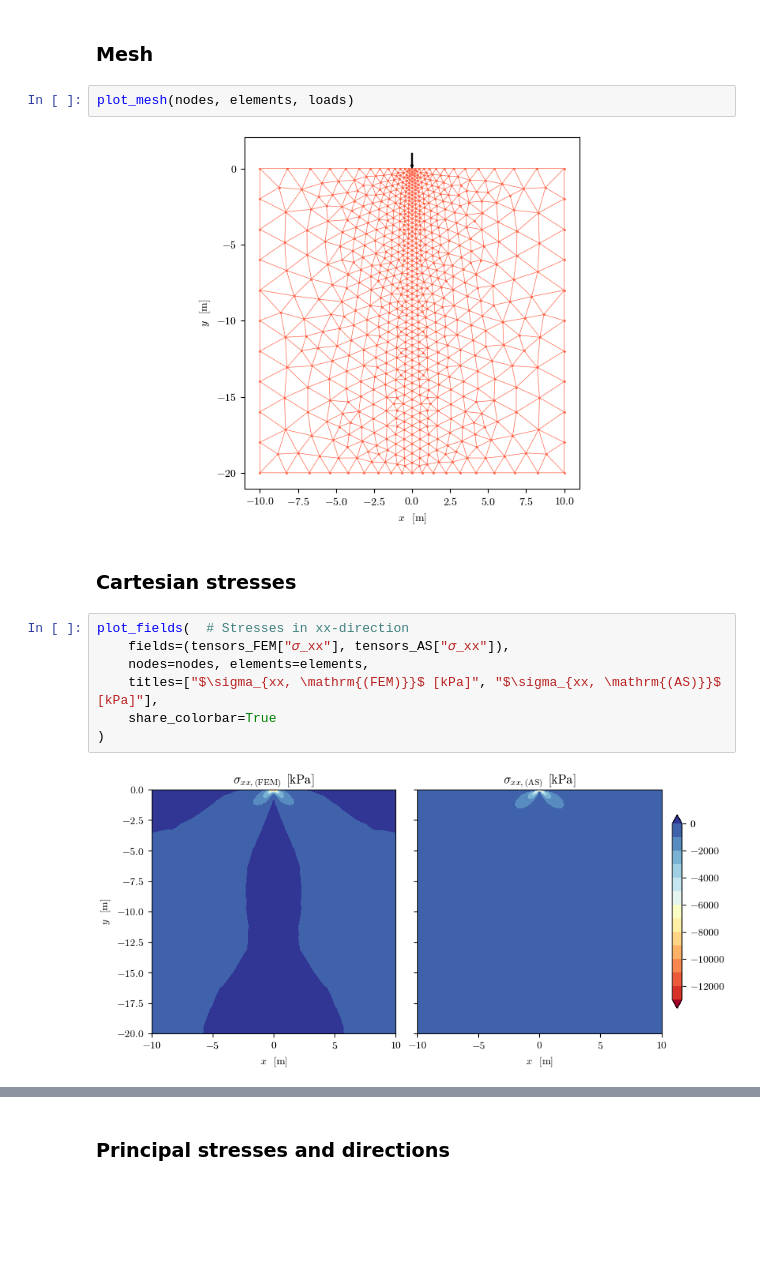
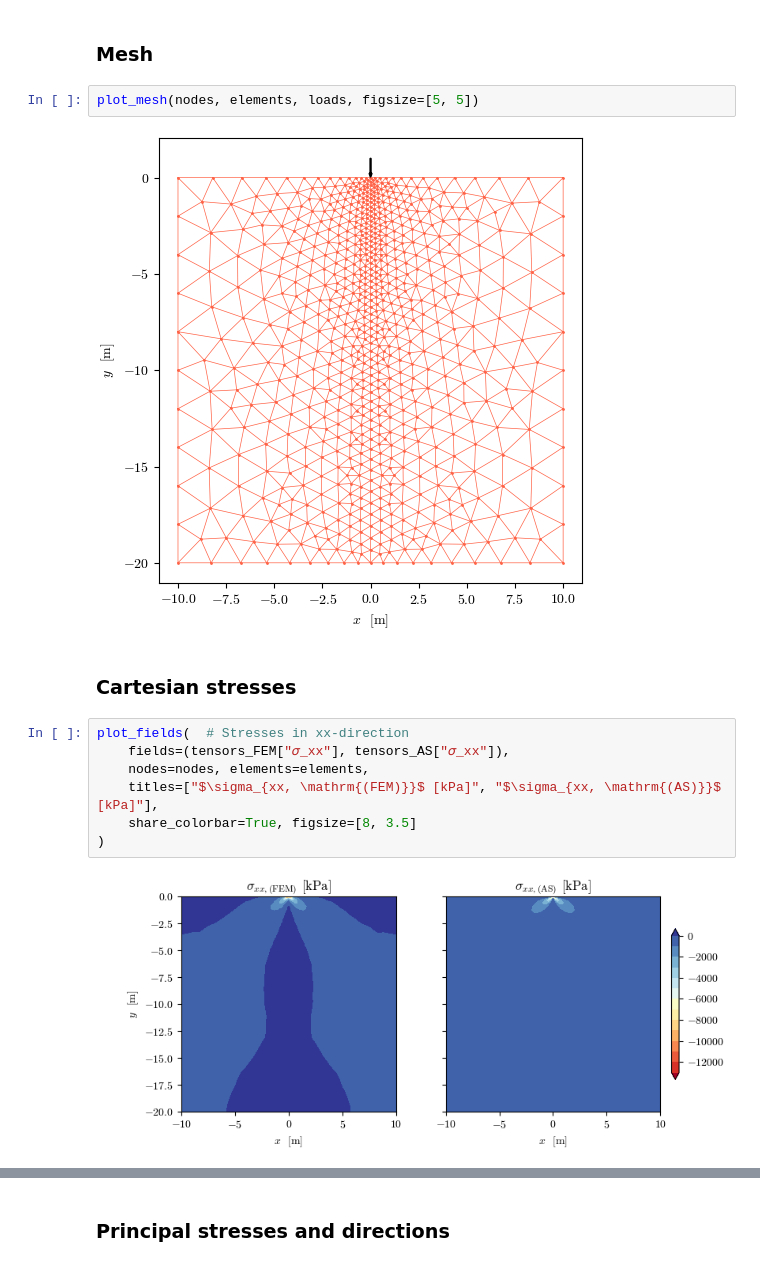
Before and after one commit to AppliedMechanics-EAFIT/foundation_eng, a Jupyter notebook: notebooks/flamants_line_load.ipynb, the cells around one changed output, grey strips where cells are left out. Cells and saved outputs as stored; diff of their text form; blank space fills up the shorter version.

Commit message:
Fix frame in plots

```diff
--- a/notebooks/flamants_line_load.ipynb
+++ b/notebooks/flamants_line_load.ipynb
@@ -390,9 +388,9 @@ geo file: mesh.geo
 # %% [markdown]
 ### Mesh
 # %%
-plot_mesh(nodes, elements, loads)
+plot_mesh(nodes, elements, loads, figsize=[5, 5])
 # %% [output]
-[figure, old version]
+[figure, new version]
 # %% [markdown]
 ### Cartesian stresses
 # %%
@@ -400,10 +398,10 @@ plot_fields(  # Stresses in xx-direction
     fields=(tensors_FEM["𝜎_xx"], tensors_AS["𝜎_xx"]),
     nodes=nodes, elements=elements,
     titles=["$\sigma_{xx, \mathrm{(FEM)}}$ [kPa]", "$\sigma_{xx, \mathrm{(AS)}}$ [kPa]"],
-    share_colorbar=True
+    share_colorbar=True, figsize=[8, 3.5]
 )
 # %% [output]
-[figure, old version]
+[figure, new version]
 # %%
 plot_fields(  # Stresses in yy-direction
     fields=(tensors_FEM["𝜎_yy"], tensors_AS["𝜎_yy"]),
```
Also changed, not shown: parts of 11 cells of this notebook, 1 other file.
